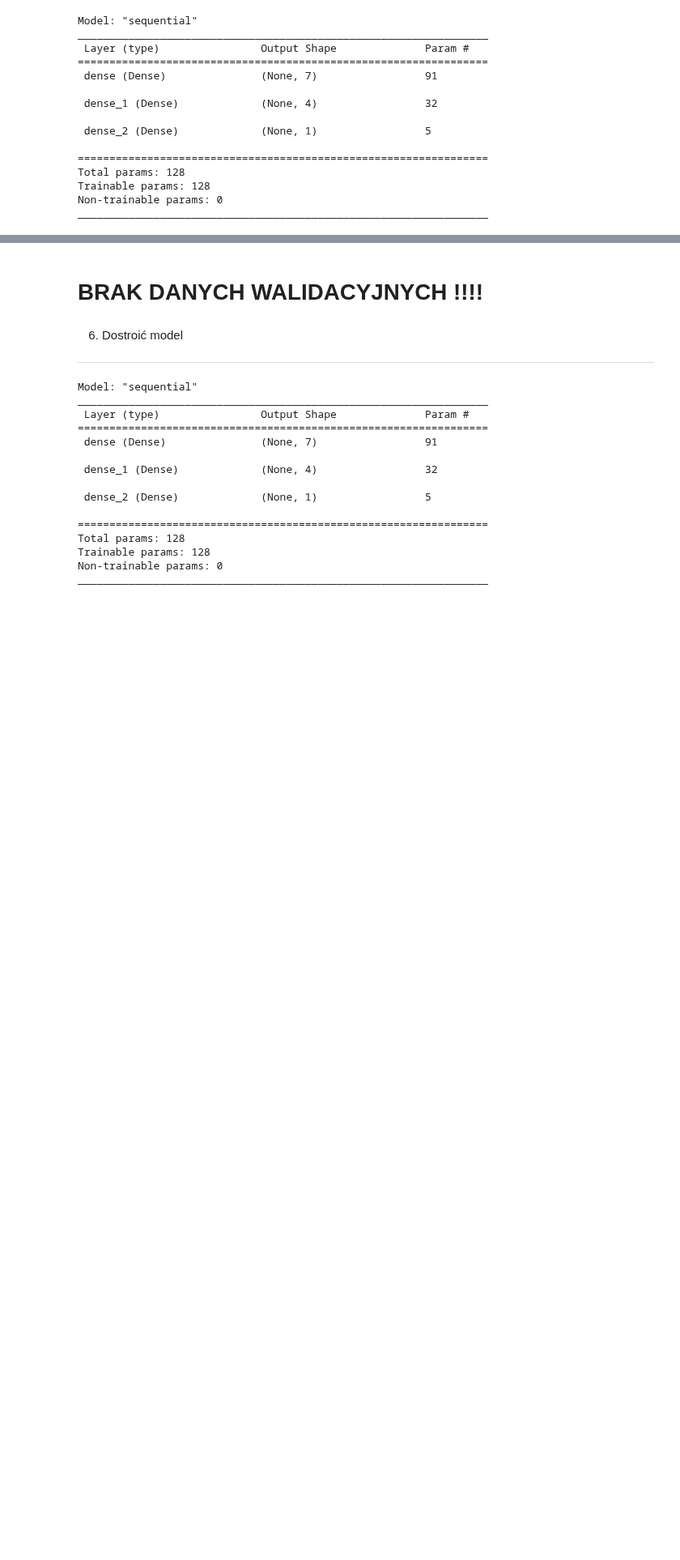
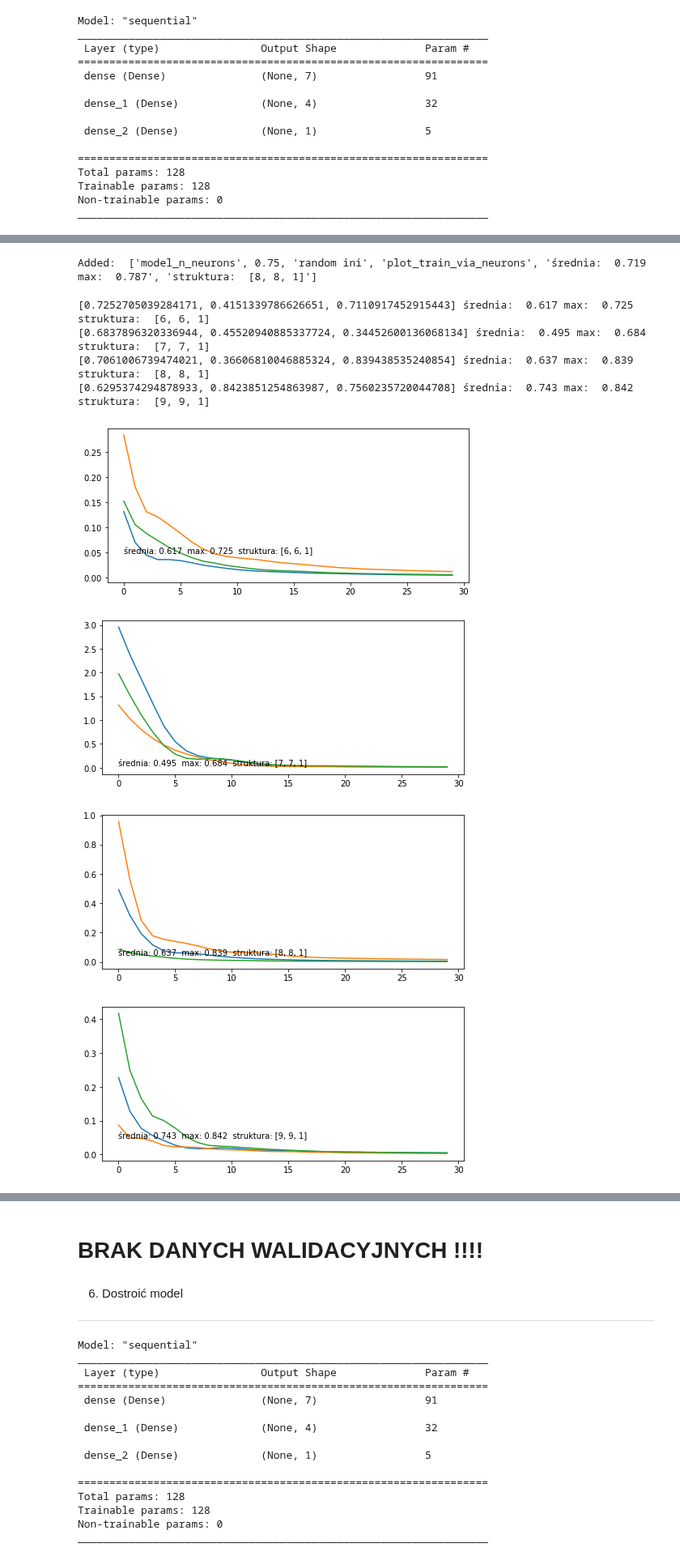
Before and after one commit to d-jus/tf_pipeline, a Jupyter notebook: SSN CRF - p & CRF - m.ipynb, the cells around one changed output, grey strips where cells are left out. Shown at 81% size. Drawn from its saved outputs; the diff is of its cells as text; code cells hidden in the pictures; blank space fills up the shorter version.

```diff
--- a/SSN CRF - p & CRF - m.ipynb
+++ b/SSN CRF - p & CRF - m.ipynb
@@ -288,0 +285,4 @@ test_.compute(X_train, y_train, epochs = 30, validation_split = 0.2, shuffle = T
+# %%
+list_output.add_out(*['model_n_neurons', 0.75 , "random ini",'plot_train_via_neurons',"średnia:  0.719 max:  0.787",'struktura:  [8, 8, 1]'])
+# %% [output]
+Added:  ['model_n_neurons', 0.75, 'random ini', 'plot_train_via_neurons', 'średnia:  0.719 max:  0.787', 'struktura:  [8, 8, 1]']
@@ -288,0 +296,24 @@ test_.compute(X_train, y_train, epochs = 30, validation_split = 0.2, shuffle = T
+# %%
+def foo_hb(NEURONS):
+    model = keras.models.Sequential()
+    #model.add(keras.Input(shape=(12,)))
+    model.add(keras.layers.Dense(NEURONS, activation = 'relu', input_shape = (12,), kernel_initializer = 'he_normal'))
+    model.add(keras.layers.Dense(NEURONS, activation = 'relu', kernel_initializer = 'he_normal'))
+    model.add(keras.layers.Dense(1))
+    optimizer = keras.optimizers.Adam(learning_rate = 0.01, beta_1=0.9, beta_2 = 0.999)
+    model.compile(loss = huber_fn,
+                 optimizer = optimizer,
+                 metrics = ["MAE"])
+    return model
+# %%
+test_hb_ = plot_train_via_neurons(foo_hb, scalerMinMax, (date_p, CRFp))
+test_hb_.compute(X_train, y_train, epochs = 30, validation_split = 0.2, shuffle = True, verbose=0)
+# %% [output]
+[0.7252705039284171, 0.4151339786626651, 0.7110917452915443] średnia:  0.617 max:  0.725 struktura:  [6, 6, 1]
+[0.6837896320336944, 0.45520940885337724, 0.34452600136068134] średnia:  0.495 max:  0.684 struktura:  [7, 7, 1]
+[0.7061006739474021, 0.36606810046885324, 0.839438535240854] średnia:  0.637 max:  0.839 struktura:  [8, 8, 1]
+[0.6295374294878933, 0.8423851254863987, 0.7560235720044708] średnia:  0.743 max:  0.842 struktura:  [9, 9, 1]
+[figure, added]
+[figure, added]
+[figure, added]
+[figure, added]
```
Also changed, not shown: parts of 31 cells of this notebook.
